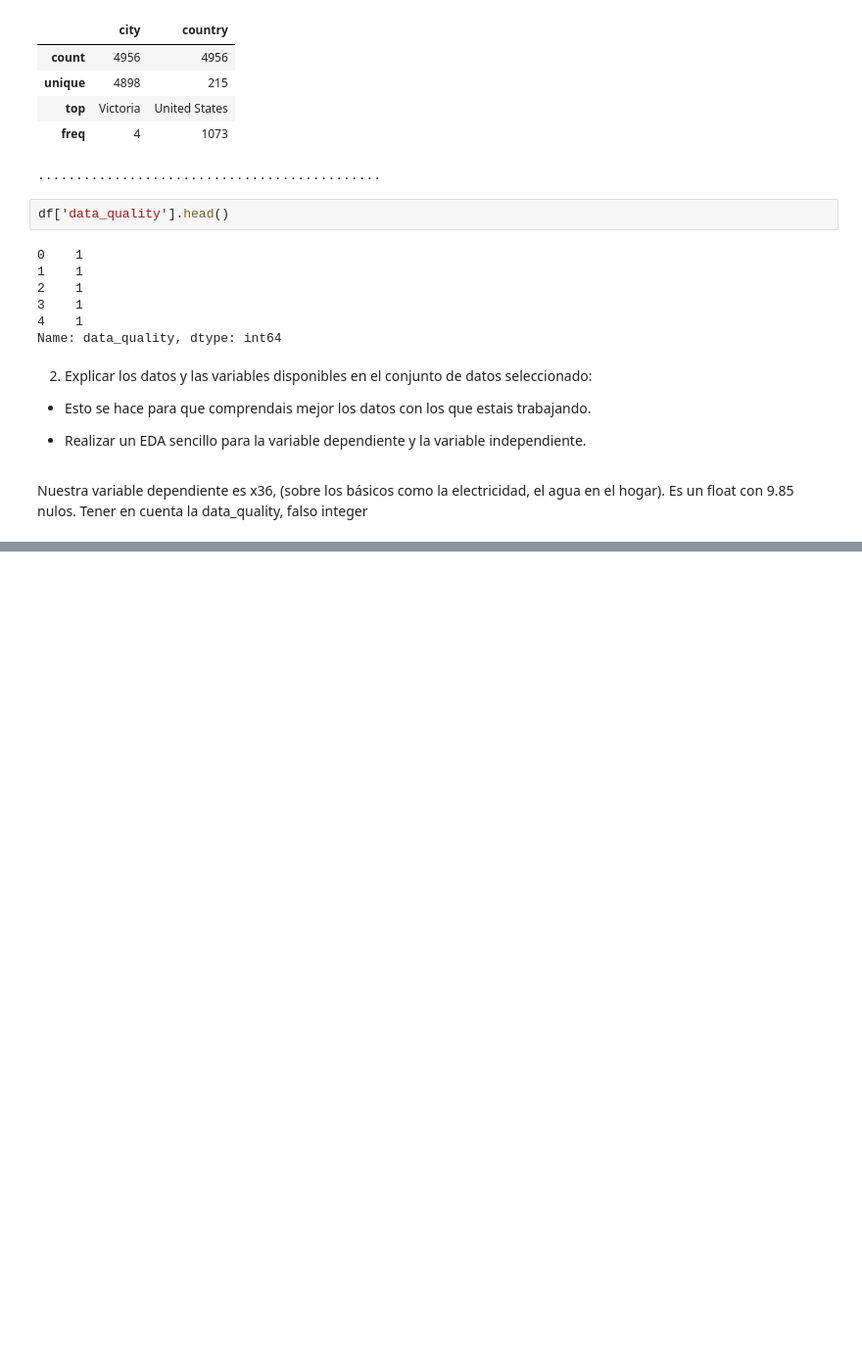
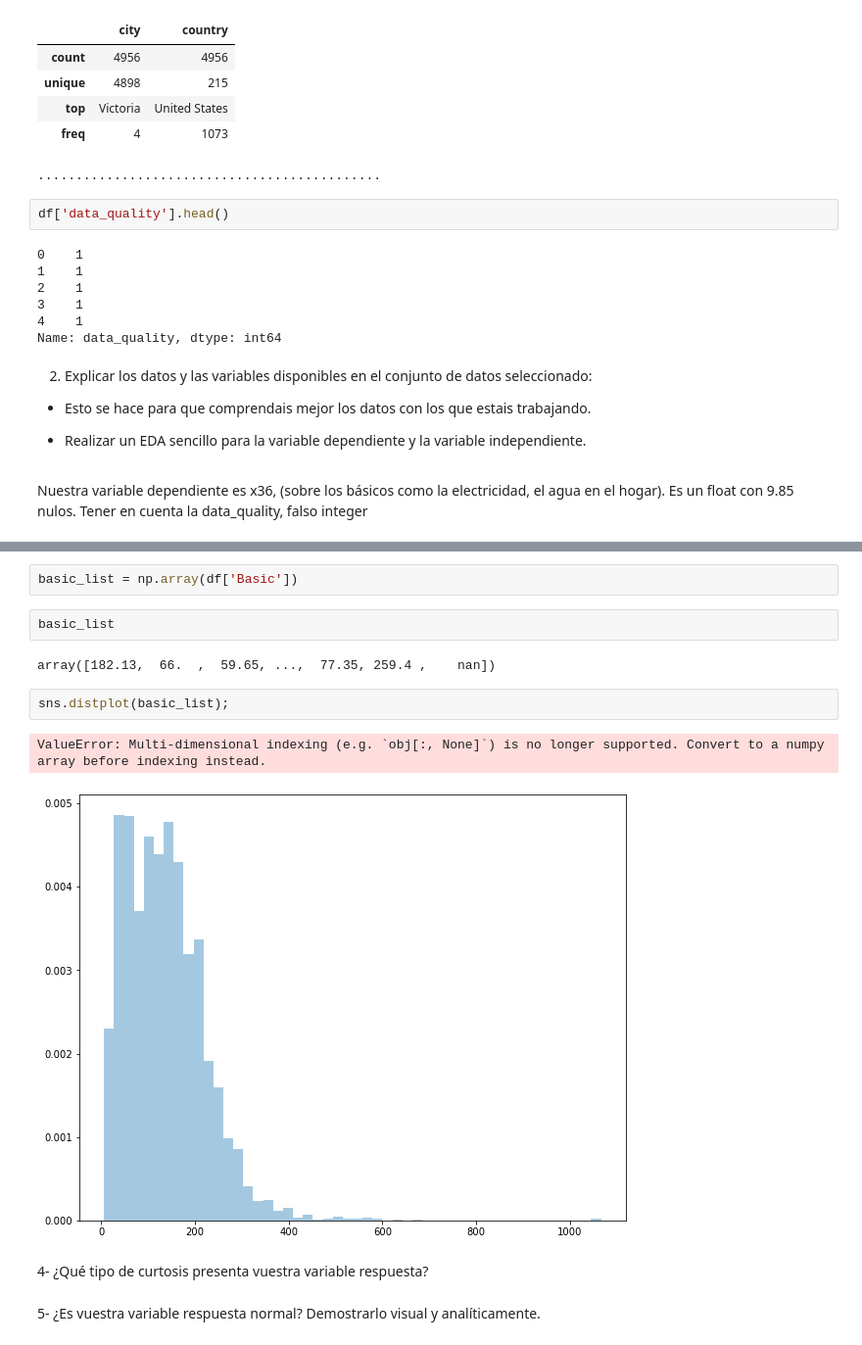
Before and after one commit to Adalab/promo-d-da-modulo1-sprint2-Paloma_Paula_Iris, a Jupyter notebook: ml_eda.ipynb, the cells around one changed output, grey strips where cells are left out. Shown at 98% size. Saved outputs shown, nothing was run; the diff lists cells and outputs as text; blank space fills up the shorter version.

```diff
--- a/ml_eda.ipynb
+++ b/ml_eda.ipynb
@@ -322,0 +413,15 @@ plt.show()
+# %%
+basic_list = np.array(df['Basic'])
+# %%
+basic_list
+# %% [output]
+array([182.13,  66.  ,  59.65, ...,  77.35, 259.4 ,    nan])
+# %%
+sns.distplot(basic_list);
+# %% [output]
+ValueError: Multi-dimensional indexing (e.g. `obj[:, None]`) is no longer supported. Convert to a numpy array before indexing instead.
+[figure, added]
+# %% [markdown]
+4- ¿Qué tipo de curtosis presenta vuestra variable respuesta?
+# %% [markdown]
+5- ¿Es vuestra variable respuesta normal? Demostrarlo visual y analíticamente.
```
Also changed, not shown: parts of 16 cells of this notebook, 1 other file.
